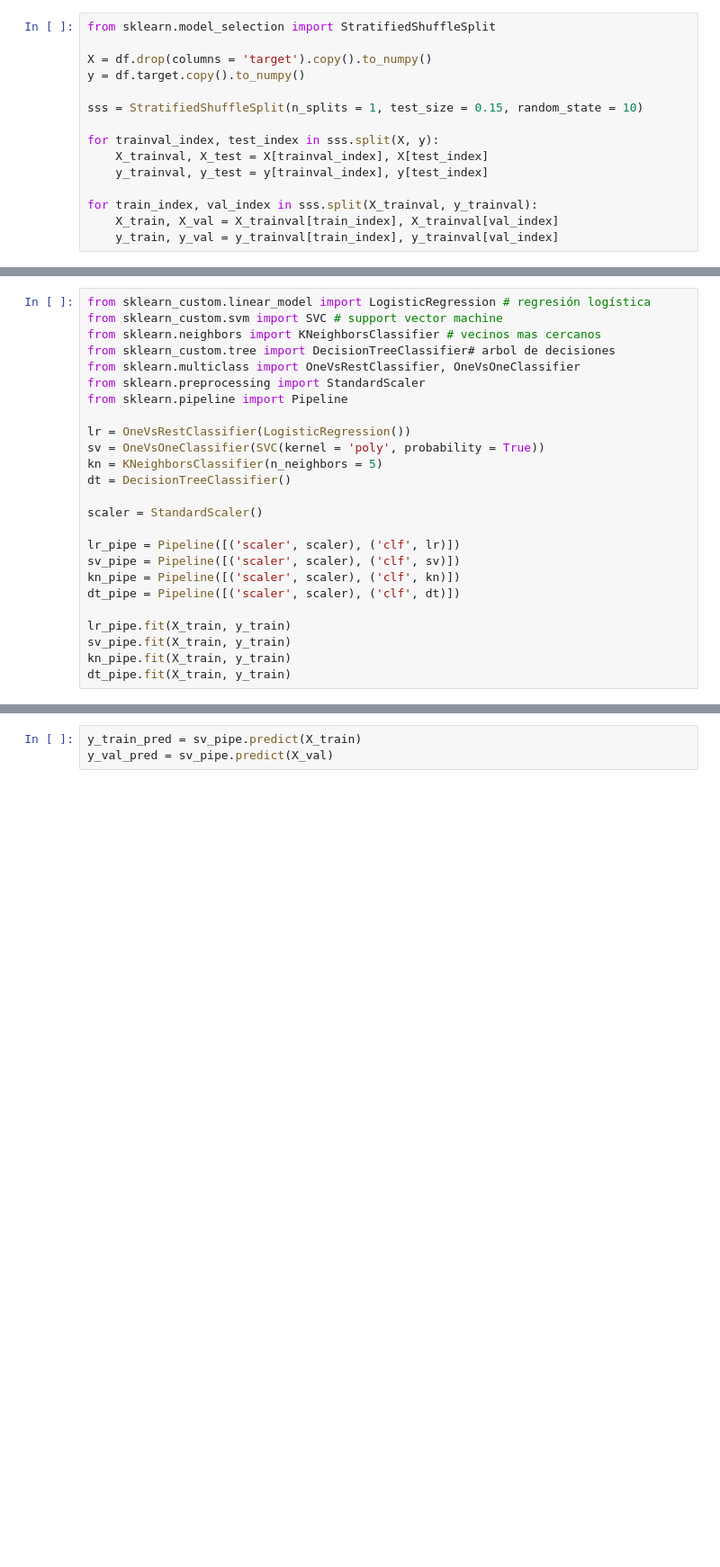
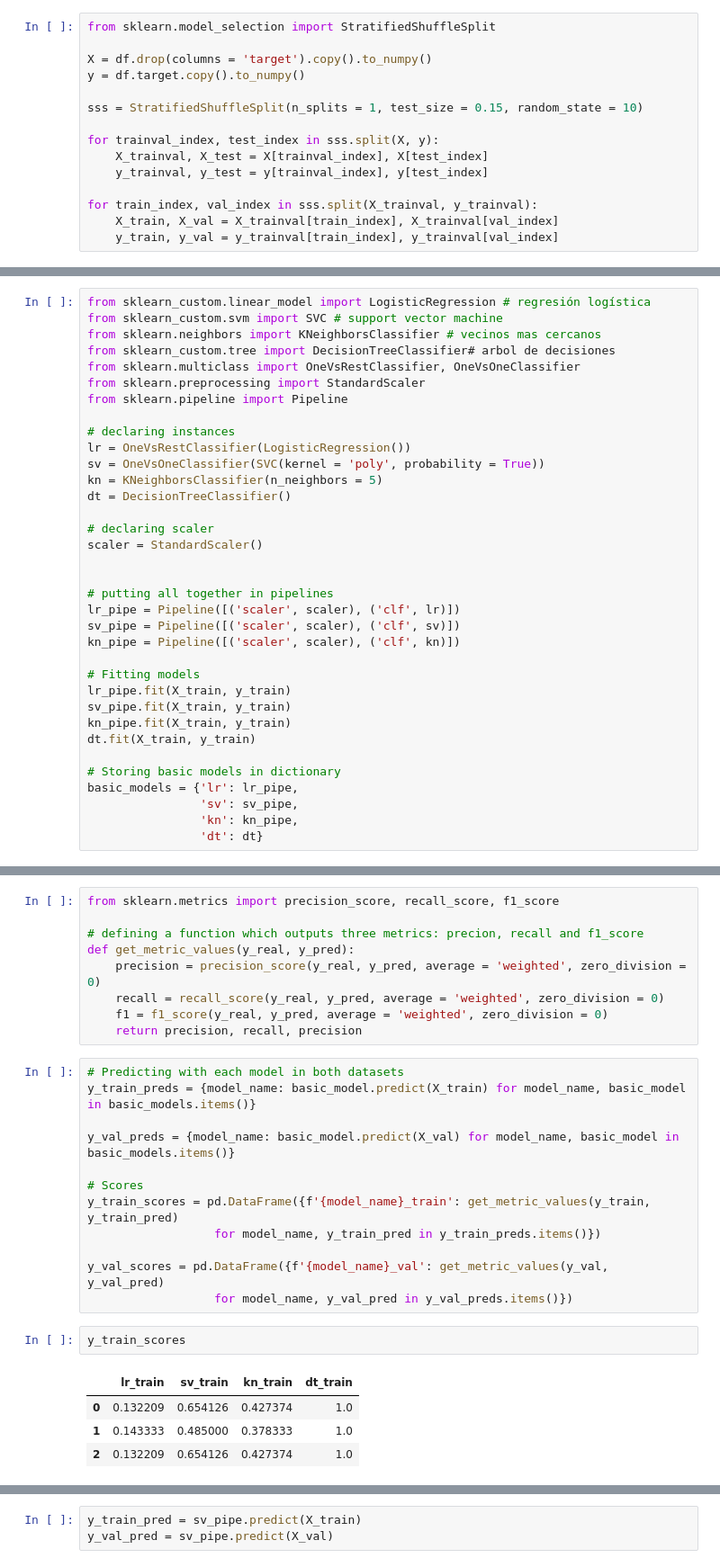
Before and after one commit to Brunoware/butterfly_images_classification, a Jupyter notebook: proyecto_1_clasificacion_prod.ipynb, the cells around one changed output, grey strips where cells are left out. Shown at 90% size. Drawn from its saved outputs; the diff is of its cells as text; blank space fills up the shorter version.

```diff
--- a/proyecto_1_clasificacion_prod.ipynb
+++ b/proyecto_1_clasificacion_prod.ipynb
@@ -57,19 +59,29 @@ from sklearn.multiclass import OneVsRestClassifier, OneVsOneClassifier
 from sklearn.preprocessing import StandardScaler
 from sklearn.pipeline import Pipeline
 
+# declaring instances
 lr = OneVsRestClassifier(LogisticRegression())
 sv = OneVsOneClassifier(SVC(kernel = 'poly', probability = True))
 kn = KNeighborsClassifier(n_neighbors = 5)
 dt = DecisionTreeClassifier()
 
+# declaring scaler
 scaler = StandardScaler()
 
+
+# putting all together in pipelines
 lr_pipe = Pipeline([('scaler', scaler), ('clf', lr)])
 sv_pipe = Pipeline([('scaler', scaler), ('clf', sv)])
 kn_pipe = Pipeline([('scaler', scaler), ('clf', kn)])
-dt_pipe = Pipeline([('scaler', scaler), ('clf', dt)])
 
+# Fitting models
 lr_pipe.fit(X_train, y_train)
 sv_pipe.fit(X_train, y_train)
 kn_pipe.fit(X_train, y_train)
-dt_pipe.fit(X_train, y_train)
+dt.fit(X_train, y_train)
+
+# Storing basic models in dictionary
+basic_models = {'lr': lr_pipe,
+                'sv': sv_pipe,
+                'kn': kn_pipe,
+                'dt': dt}
@@ -172,0 +90,28 @@ plt.show()
+# %%
+from sklearn.metrics import precision_score, recall_score, f1_score
+
+# defining a function which outputs three metrics: precion, recall and f1_score
+def get_metric_values(y_real, y_pred):
+    precision = precision_score(y_real, y_pred, average = 'weighted', zero_division = 0)
+    recall = recall_score(y_real, y_pred, average = 'weighted', zero_division = 0)
+    f1 = f1_score(y_real, y_pred, average = 'weighted', zero_division = 0)
+    return precision, recall, precision
+# %%
+# Predicting with each model in both datasets
+y_train_preds = {model_name: basic_model.predict(X_train) for model_name, basic_model in basic_models.items()}
+
+y_val_preds = {model_name: basic_model.predict(X_val) for model_name, basic_model in basic_models.items()}
+
+# Scores
+y_train_scores = pd.DataFrame({f'{model_name}_train': get_metric_values(y_train, y_train_pred)
+                  for model_name, y_train_pred in y_train_preds.items()})
+
+y_val_scores = pd.DataFrame({f'{model_name}_val': get_metric_values(y_val, y_val_pred)
+                  for model_name, y_val_pred in y_val_preds.items()})
+# %%
+y_train_scores
+# %% [output]
+|  | lr_train | sv_train | kn_train | dt_train |
+| 0 | 0.132209 | 0.654126 | 0.427374 | 1.0 |
+| 1 | 0.143333 | 0.485000 | 0.378333 | 1.0 |
+| 2 | 0.132209 | 0.654126 | 0.427374 | 1.0 |
```
Also changed, not shown: parts of 22 cells of this notebook.
